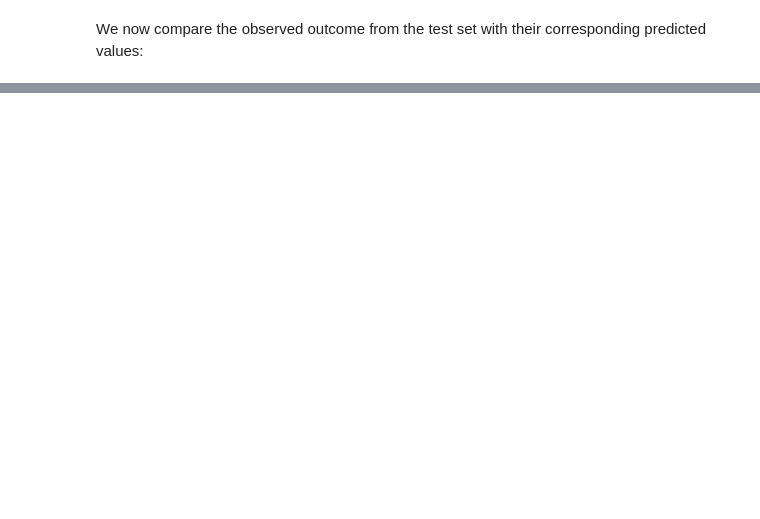
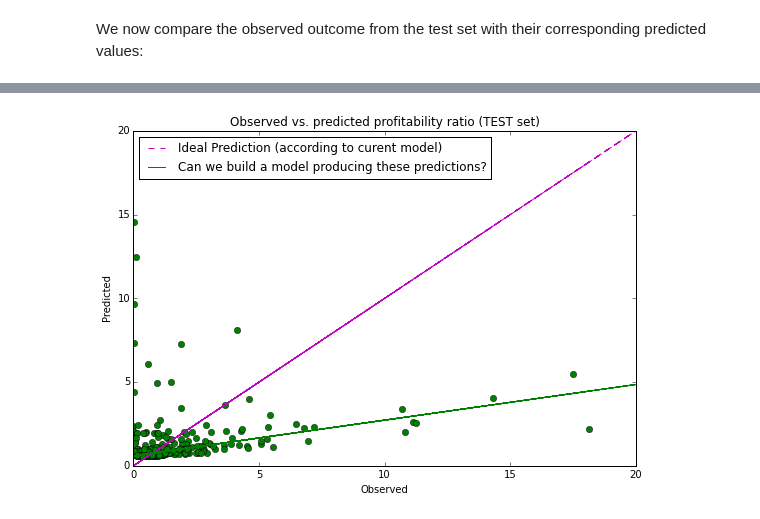
Before and after one commit to fdurant/linres_challenges, a Jupyter notebook: linear_regression_challenges_2.ipynb, the cells around one changed output, grey strips where cells are left out. Drawn from its saved outputs; the diff is of its cells as text; code cells hidden in the pictures; blank space fills up the shorter version.

Commit message:
Finished first challenge of 2nd linear regression challenge series

```diff
--- a/linear_regression_challenges_2.ipynb
+++ b/linear_regression_challenges_2.ipynb
@@ -209,0 +246,12 @@ def calculateProfitabilityRatio(predictedDomesticTotalGross,actualProductionBudg
+# %%
+import sys
+def predictProfitabilityRatio(linearModel, *args):
+    productionBudget = args[0]
+    predictedDomesticTotalGross = linearModel.predict(args)
+    result = calculateProfitabilityRatio(predictedDomesticTotalGross, productionBudget)
+#    result = 1
+    return result
+
+testDF['predictedProfitabilityRatio'] = testDF.apply(lambda row: predictProfitabilityRatio(linmodel,row['ProductionBudget'],row['OWAvgGrossPerTheater'],row['Ones']), axis=1)
+predProfRatio = testDF.loc[:,['ProductionBudget','OWAvgGrossPerTheater','DomesticTotalGross','observedProfitabilityRatio','predictedProfitabilityRatio']].sort(columns='predictedProfitabilityRatio', ascending=False)
+predProfRatio.head(5)
@@ -209,0 +288,21 @@ def calculateProfitabilityRatio(predictedDomesticTotalGross,actualProductionBudg
+# %%
+fig = plt.figure(15, figsize=(9,6))
+plt.plot(testDF['observedProfitabilityRatio'], testDF['predictedProfitabilityRatio'], 'go')
+plt.title('Observed vs. predicted profitability ratio (TEST set)')
+plt.xlabel('Observed')
+plt.ylabel('Predicted')
+
+axes = plt.gca()
+axes.set_xlim([0,20])
+axes.set_ylim([0,20])
+
+# Magenta dashed line
+plt.plot(testDF['observedProfitabilityRatio'],testDF['observedProfitabilityRatio'], 'm--', label="'Ideal' Prediction (according to curent model)")
+
+manuallyFitProfitabilityRatio = testDF['observedProfitabilityRatio'].apply(lambda x: 0.6 + (x/4.7))
+# Green dashed line
+plt.plot(testDF['observedProfitabilityRatio'], manuallyFitProfitabilityRatio, 'g-', label="Can we build a model producing these predictions?")
+plt.legend(loc=2)
+plt.show()
+# %% [output]
+[figure, added]
```
Also changed, not shown: parts of 17 cells of this notebook.
